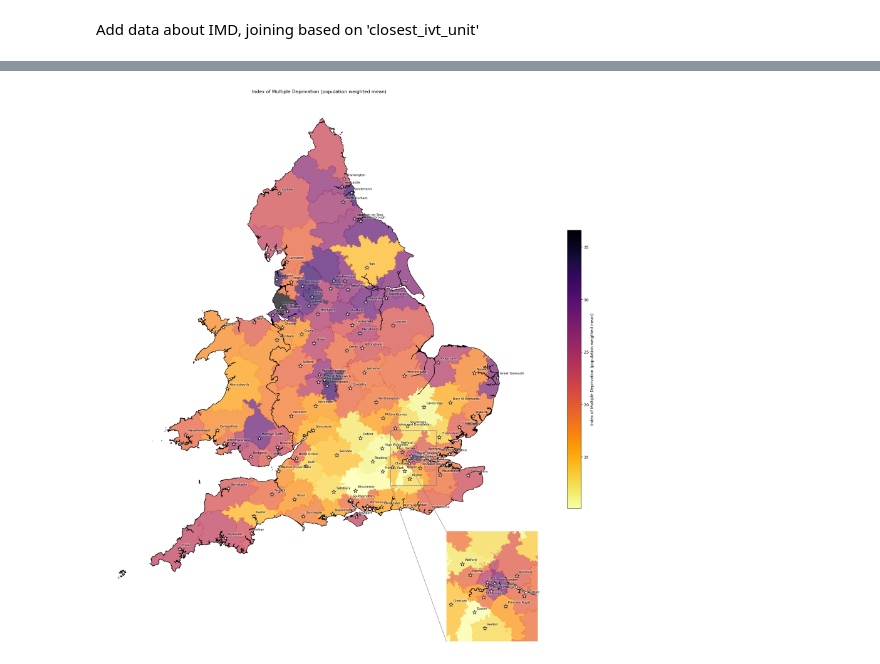
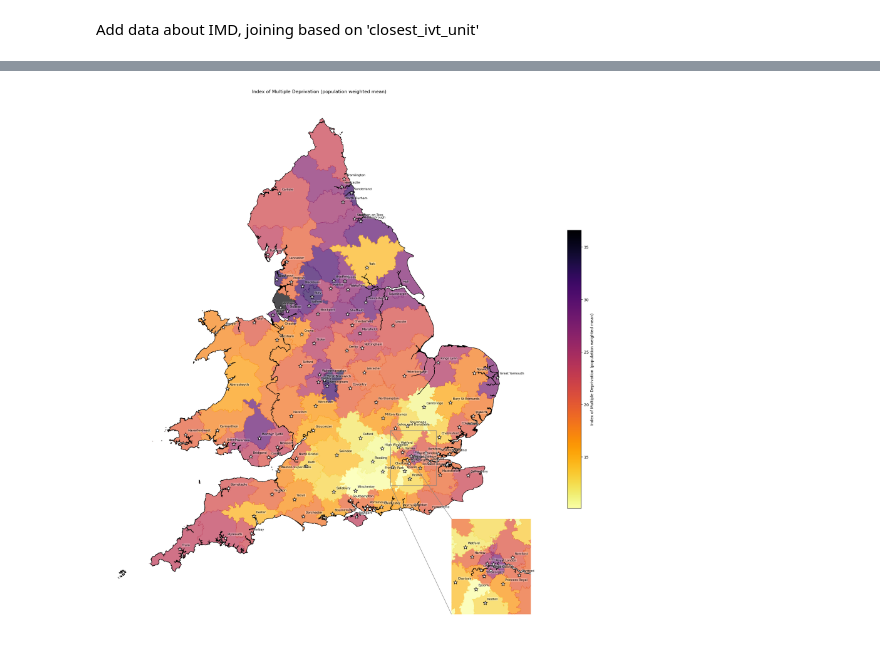
Before and after one commit to samuel-book/stroke_unit_demographics, a Jupyter notebook: 03_create_imd_maps.ipynb, the cells around one changed output, grey strips where cells are left out. Cells and saved outputs as stored; diff of their text form; code cells hidden in the pictures.

Commit message:
Replaced zoomed_inset_axes with inset_axes (to fix error message that prevented mapping)

```diff
--- a/03_create_imd_maps.ipynb
+++ b/03_create_imd_maps.ipynb
@@ -448,8 +452,10 @@ ax.set_ylim(ax.get_ylim()[0] - 100000, ax.get_ylim()[1])
 ax.set_xlim(ax.get_xlim()[0], ax.get_xlim()[1] + 50000)
 
 
+# Create inset axis in bottom right corner
+axins = ax.inset_axes([0.8, 0.05, 0.18, 0.18])
 # Insert an inset map (loc=4 places it bottom right)
-axins = zoomed_inset_axes(ax, 2, loc=4)
+# axins = zoomed_inset_axes(ax, 2, loc=4)
 
 # Identify london hospitals to go in the inset map
 mask = gdf_units["Strategic Clinical Network"]=="London SCN"
@@ -498,34 +504,34 @@ outline.plot(ax=axins, edgecolor='k', facecolor='None', linewidth=1.0)
 # Plot location of hospitals
 gdf_units.plot(ax=axins, edgecolor='k', facecolor='w', markersize=120,
                marker='*')
 
 # Label hospitals
 if show_labels:
     axins = add_nonoverlapping_text_labels(gdf_units, axins, 'hospital_city',
                                         y_step=0.05, fontsize=8)
 
 # Add base map (note that we specifiy the same CRS as we are using)
 # Use manual zoom to adjust level of detail of base map
 #ctx.add_basemap(ax=axins,
 #                source=ctx.providers.OpenStreetMap.Mapnik,zoom=10)
 
 # Remove x and y ticks
 plt.setp(axins.get_xticklabels(), visible=False)
 plt.setp(axins.get_yticklabels(), visible=False)
 plt.setp(ax.get_xticklabels(), visible=False)
 plt.setp(ax.get_yticklabels(), visible=False)
 
 ax.set_axis_off() # Turn of axis line and numbers
 axins.set_axis_off() # Turn of axis line and numbers
 ax.set_title(f'{col_readable}')
 # Adjust for printing
 ax.margins(0)
 ax.apply_aspect()
 plt.subplots_adjust(left=0.01, right=1.0, bottom=0.0, top=1.0)
 plt.savefig(f'outputs/map_{col}.jpg', dpi=300, bbox_inches='tight', pad_inches=0.2) # Save figure
 plt.show()
 # %% [output]
-[figure, old version]
+[figure, new version]
 # %%
 print(f"The range of {col_readable} across the {gdf_ivt_catchment.shape[0]} catchments is: {round(gdf_ivt_catchment[col].min(),2)} to {round(gdf_ivt_catchment[col].max(),2)}")
 print(f"Median: {round(gdf_ivt_catchment[col].median(),2)}")
```
Also changed, not shown: parts of 4 cells of this notebook.
